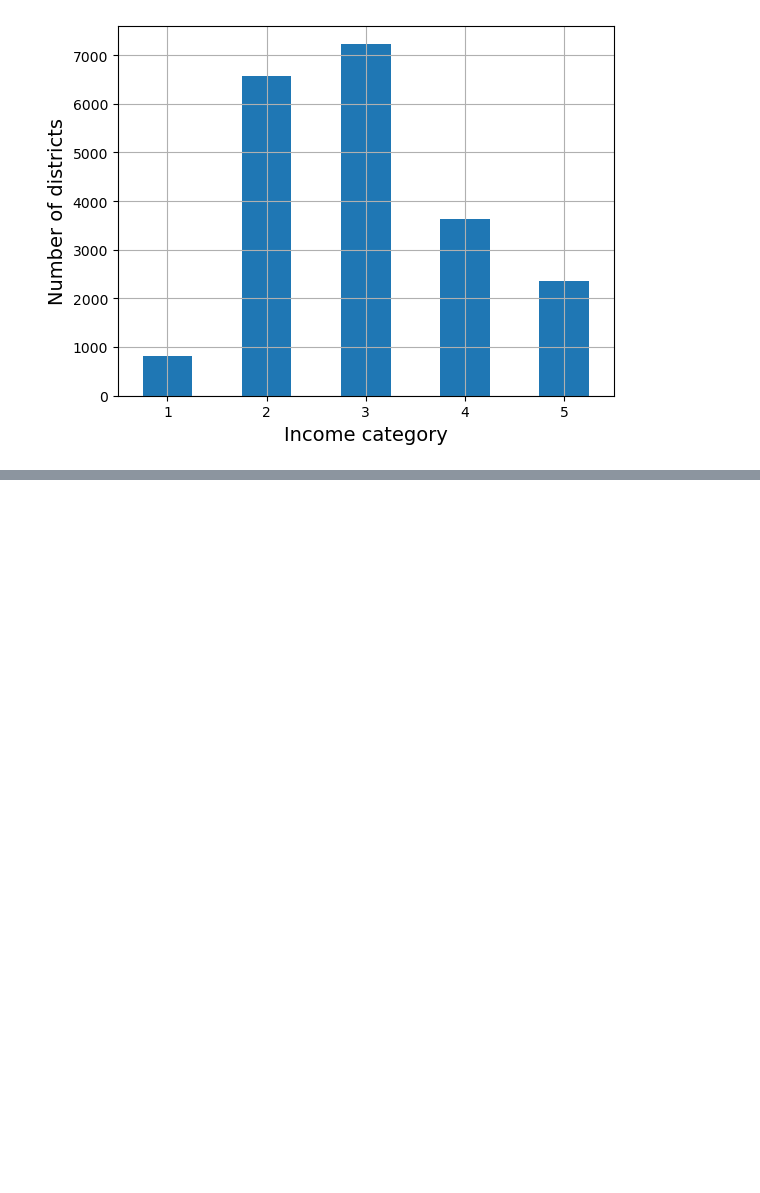
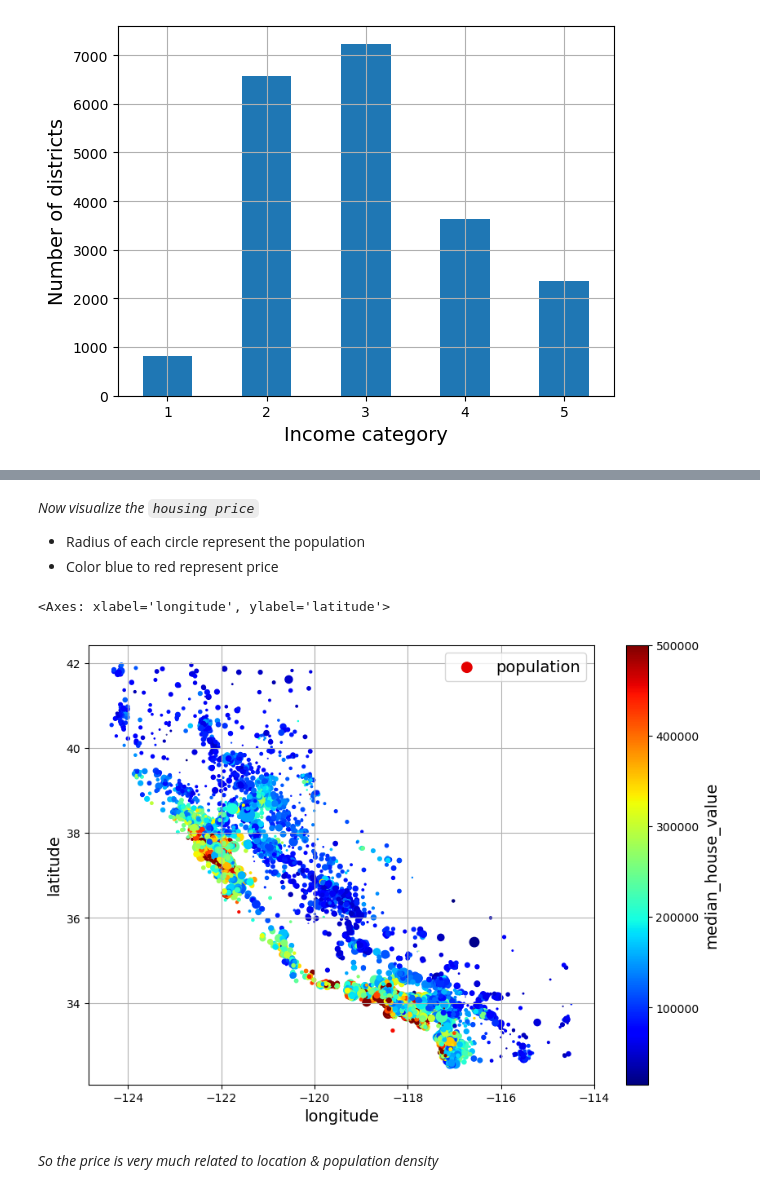
Before and after one commit to rosmalai/HANDS-ON-ML, a Jupyter notebook: Chapter 2/housing price prediction/main.ipynb, the cells around one changed output, grey strips where cells are left out. Saved outputs shown, nothing was run; the diff lists cells and outputs as text; code cells hidden in the pictures; blank space fills up the shorter version.

```diff
--- a/Chapter 2/housing price prediction/main.ipynb
+++ b/Chapter 2/housing price prediction/main.ipynb
@@ -199,0 +256,11 @@ strat_split = []
+# %% [markdown]
+*Now visualize the `housing price`*
+- Radius of each circle represent the population
+- Color blue to red represent price
+# %%
+housing.plot(kind="scatter", x="longitude", y ="latitude", grid=True, s=housing['population']/100, label='population',c="median_house_value", cmap='jet', colorbar=True, legend=True, sharex=False, figsize=(10, 7))
+# %% [output]
+<Axes: xlabel='longitude', ylabel='latitude'>
+[figure, added]
+# %% [markdown]
+*So the price is very much related to location & population density*
```
Also changed, not shown: parts of 85 cells of this notebook.
